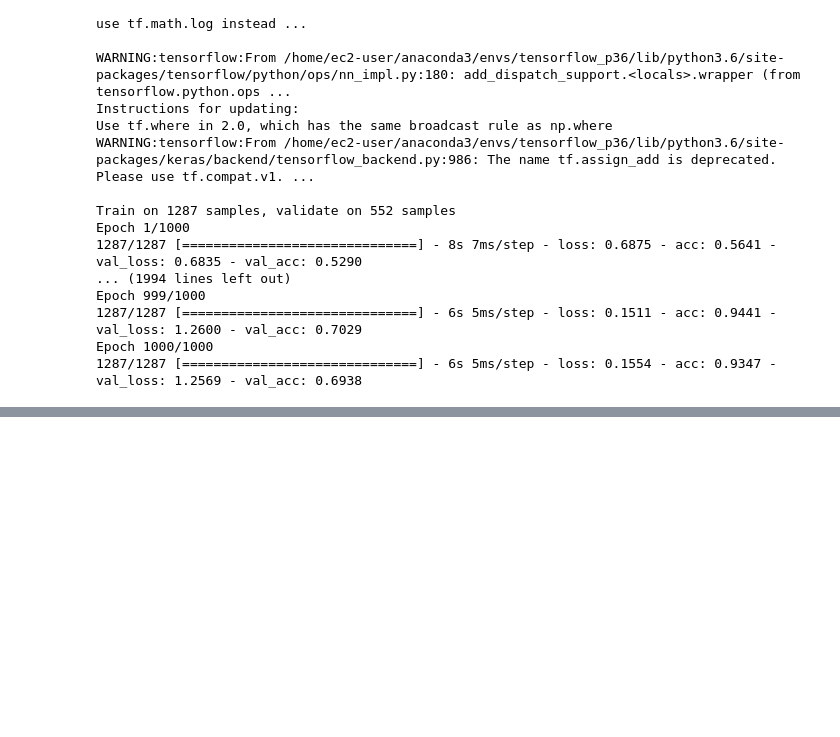
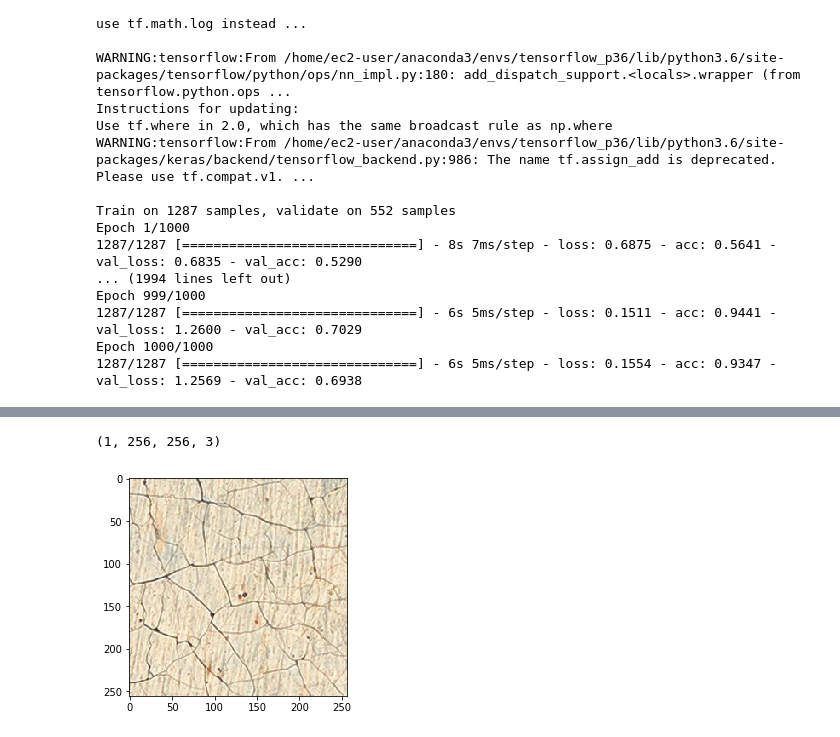
Before and after one commit to seoho926/art-forgery-craquelure, a Jupyter notebook: notebooks/modeling_color.ipynb, the cells around one changed output, grey strips where cells are left out. Saved outputs shown, nothing was run; the diff lists cells and outputs as text; code cells hidden in the pictures; blank space fills up the shorter version.

Commit message:
new models and edited notebooks

```diff
--- a/notebooks/modeling_color.ipynb
+++ b/notebooks/modeling_color.ipynb
@@ -249,0 +358,20 @@ model2.save('../models/color_model_1.h5')
+# %%
+img_path = '../data/Cracks/train/Dutch/Dutch1,085.png'
+
+
+img = image.load_img(img_path, target_size=(256, 256))
+img_tensor = image.img_to_array(img)
+img_tensor = np.expand_dims(img_tensor, axis=0)
+
+#Follow the Original Model Preprocessing
+img_tensor /= 255.
+
+#Check tensor shape
+print(img_tensor.shape)
+
+#Preview an image
+plt.imshow(img_tensor[0])
+plt.show()
+# %% [output]
+(1, 256, 256, 3)
+[figure, added]
```
Also changed, not shown: parts of 17 cells of this notebook, 4 other files.
